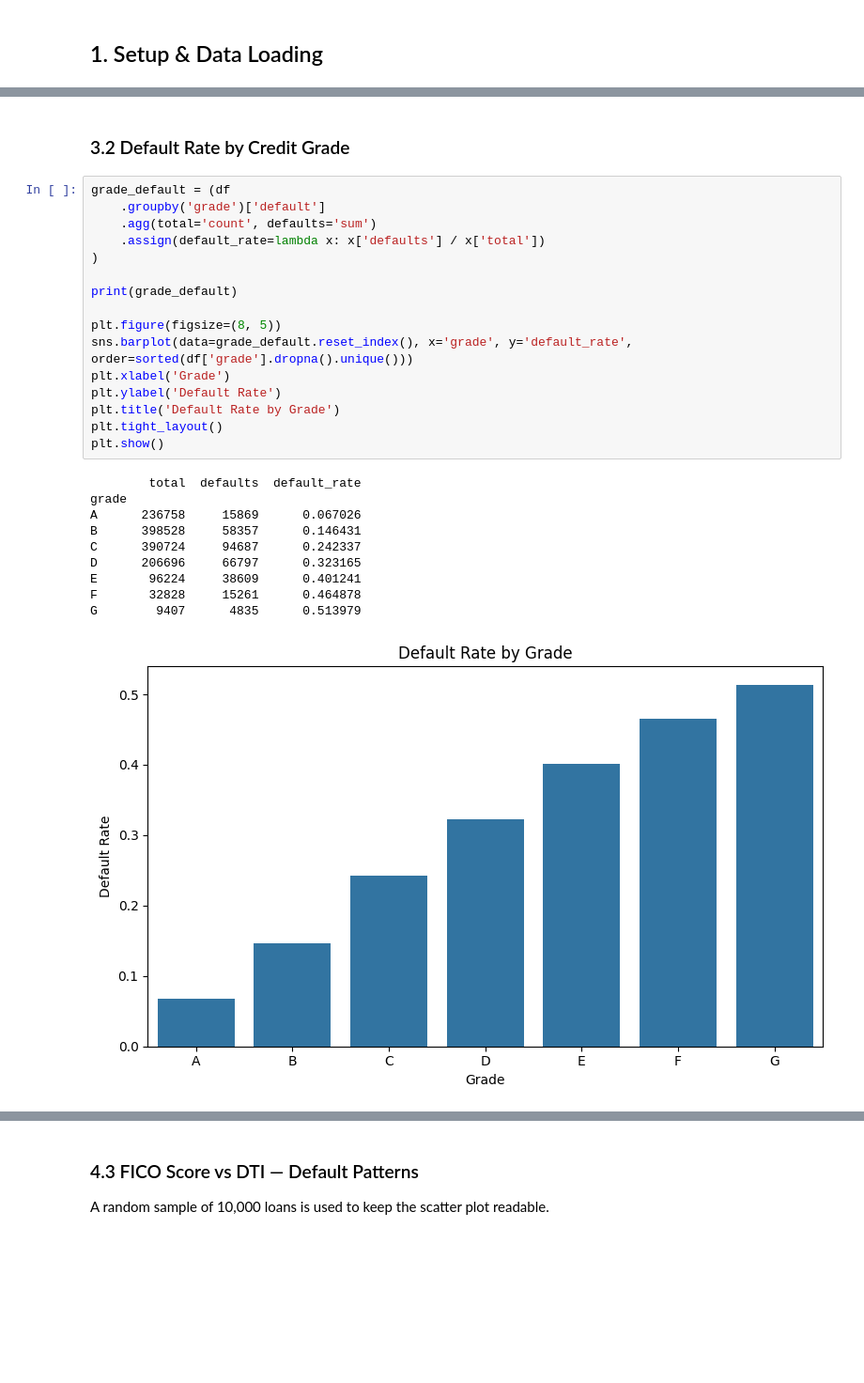
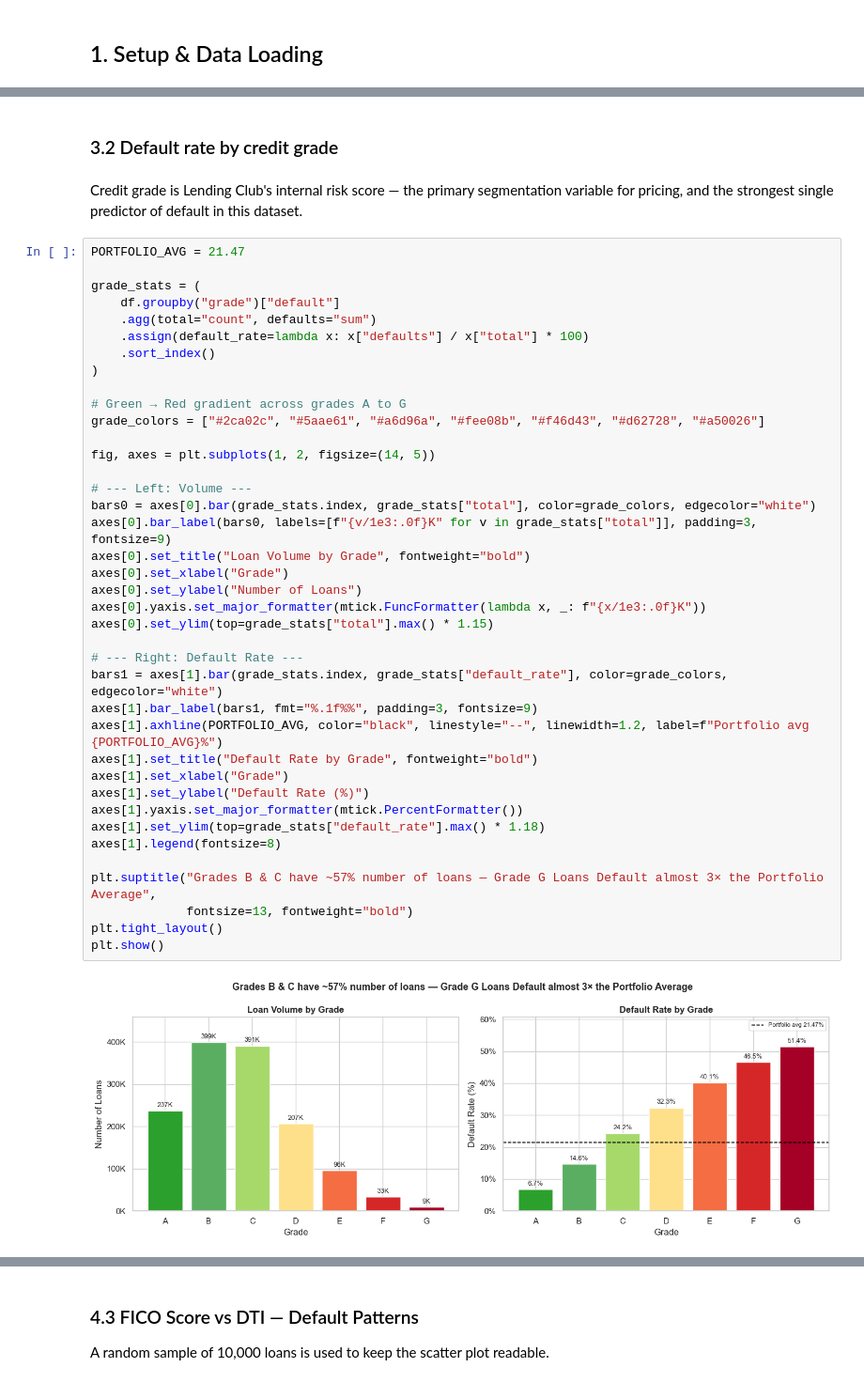
Before and after one commit to diegogomez040/Financial-risk-club-lending, a Jupyter notebook: notebooks/03_eda.ipynb, the cells around one changed output, grey strips where cells are left out. Shown at 94% size. Saved outputs shown, nothing was run; the diff lists cells and outputs as text; blank space fills up the shorter version.

```diff
--- a/notebooks/03_eda.ipynb
+++ b/notebooks/03_eda.ipynb
@@ -126,29 +224,45 @@ Home                96756     19088      0.197280
+# %% [markdown]
+### 3.2 Default rate by credit grade
 # %% [markdown]
-### 3.2 Default Rate by Credit Grade
+Credit grade is Lending Club's internal risk score — the primary segmentation variable for pricing, and the strongest single predictor of default in this dataset.
 # %%
-grade_default = (df
-    .groupby('grade')['default']
-    .agg(total='count', defaults='sum')
-    .assign(default_rate=lambda x: x['defaults'] / x['total'])
+PORTFOLIO_AVG = 21.47
+
+grade_stats = (
+    df.groupby("grade")["default"]
+    .agg(total="count", defaults="sum")
+    .assign(default_rate=lambda x: x["defaults"] / x["total"] * 100)
+    .sort_index()
 )
 
-print(grade_default)
+# Green → Red gradient across grades A to G
+grade_colors = ["#2ca02c", "#5aae61", "#a6d96a", "#fee08b", "#f46d43", "#d62728", "#a50026"]
 
-plt.figure(figsize=(8, 5))
-sns.barplot(data=grade_default.reset_index(), x='grade', y='default_rate', order=sorted(df['grade'].dropna().unique()))
-plt.xlabel('Grade')
-plt.ylabel('Default Rate')
-plt.title('Default Rate by Grade')
+fig, axes = plt.subplots(1, 2, figsize=(14, 5))
+
+# --- Left: Volume ---
+bars0 = axes[0].bar(grade_stats.index, grade_stats["total"], color=grade_colors, edgecolor="white")
+axes[0].bar_label(bars0, labels=[f"{v/1e3:.0f}K" for v in grade_stats["total"]], padding=3, fontsize=9)
+axes[0].set_title("Loan Volume by Grade", fontweight="bold")
+axes[0].set_xlabel("Grade")
+axes[0].set_ylabel("Number of Loans")
+axes[0].yaxis.set_major_formatter(mtick.FuncFormatter(lambda x, _: f"{x/1e3:.0f}K"))
+axes[0].set_ylim(top=grade_stats["total"].max() * 1.15)
+
+# --- Right: Default Rate ---
+bars1 = axes[1].bar(grade_stats.index, grade_stats["default_rate"], color=grade_colors, edgecolor="white")
+axes[1].bar_label(bars1, fmt="%.1f%%", padding=3, fontsize=9)
+axes[1].axhline(PORTFOLIO_AVG, color="black", linestyle="--", linewidth=1.2, label=f"Portfolio avg {PORTFOLIO_AVG}%")
+axes[1].set_title("Default Rate by Grade", fontweight="bold")
+axes[1].set_xlabel("Grade")
+axes[1].set_ylabel("Default Rate (%)")
+axes[1].yaxis.set_major_formatter(mtick.PercentFormatter())
+axes[1].set_ylim(top=grade_stats["default_rate"].max() * 1.18)
+axes[1].legend(fontsize=8)
+
+plt.suptitle("Grades B & C have ~57% number of loans — Grade G Loans Default almost 3× the Portfolio Average",
+             fontsize=13, fontweight="bold")
 plt.tight_layout()
 plt.show()
 # %% [output]
-        total  defaults  default_rate
-grade
-A      236758     15869      0.067026
-B      398528     58357      0.146431
-C      390724     94687      0.242337
-D      206696     66797      0.323165
-E       96224     38609      0.401241
-F       32828     15261      0.464878
-G        9407      4835      0.513979
-[figure, old version]
+[figure, new version]
```
Also changed, not shown: parts of 60 cells of this notebook, 1 other file.
